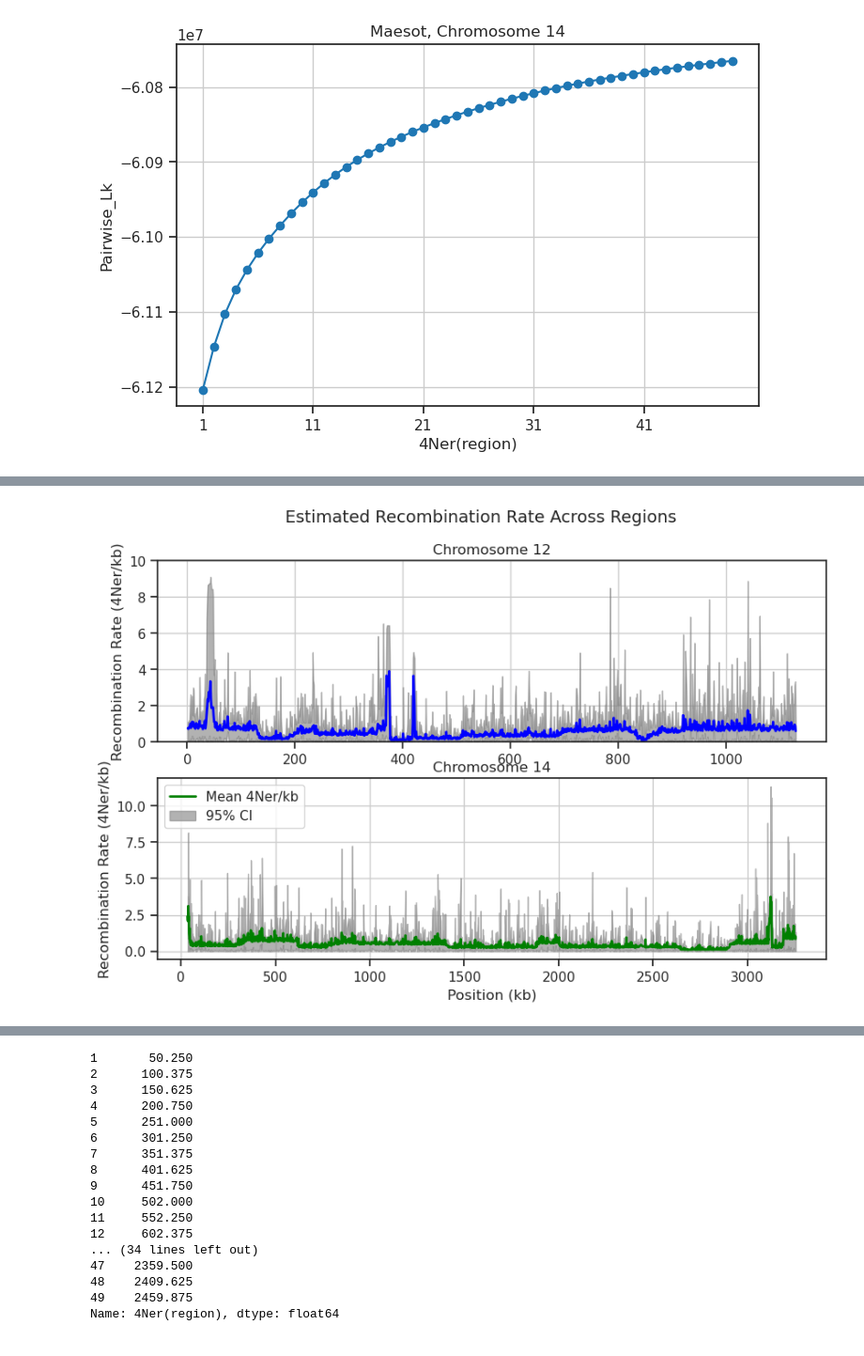
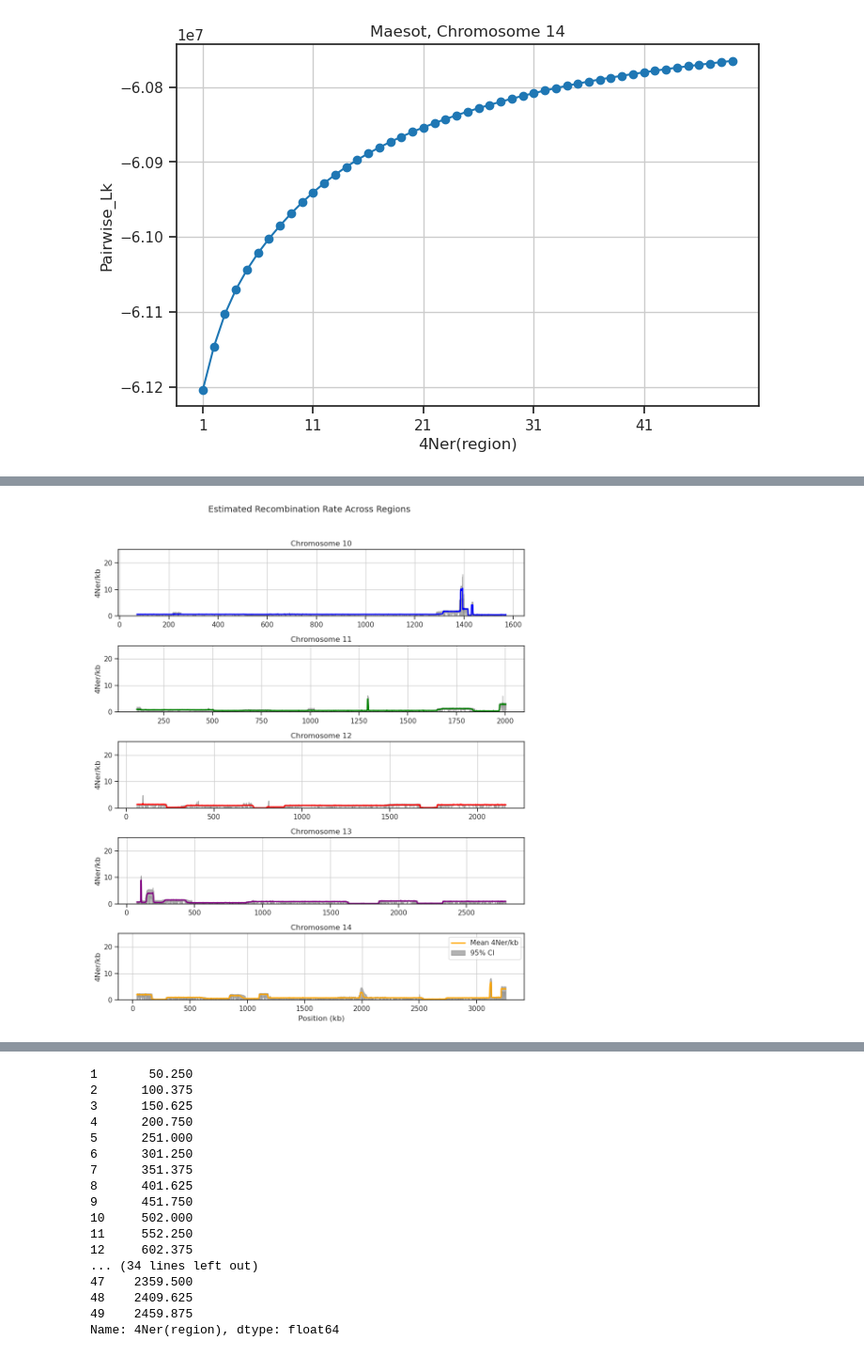
Before and after one commit to Uthara28/Plasmodium_PopGen, a Jupyter notebook: Final_analysis/2_LD_Hat/plot_results.ipynb, the cells around one changed output, grey strips where cells are left out. Shown at 94% size. Saved outputs shown, nothing was run; the diff lists cells and outputs as text; code cells hidden in the pictures.

Commit message:
add more LD hat results both populations

```diff
--- a/Final_analysis/2_LD_Hat/plot_results.ipynb
+++ b/Final_analysis/2_LD_Hat/plot_results.ipynb
@@ -199,5 +199,8 @@ plt.show()
 # %%
 
 # Step 1: Read the res.txt file
-res1 = pd.read_csv("/home/usriniva/Desktop/masters/plasmodium/Final_analysis/2_LD_Hat/LD_hat_results_womask/interval_chrom12_ms/res.txt", sep='\s+')
-res2 = pd.read_csv("/home/usriniva/Desktop/masters/plasmodium/Final_analysis/2_LD_Hat/LD_hat_results_womask/interval_chrom14ms/res.txt", sep='\s+')
+res1 = pd.read_csv("/home/usriniva/Desktop/masters/plasmodium/Final_analysis/2_LD_Hat/LD_hat_results_womask/interval_chrom10_ms/res.txt", sep='\s+')
+res2 = pd.read_csv("/home/usriniva/Desktop/masters/plasmodium/Final_analysis/2_LD_Hat/LD_hat_results_womask/interval_chrom11_ms/res.txt", sep='\s+')
+res3 = pd.read_csv("/home/usriniva/Desktop/masters/plasmodium/Final_analysis/2_LD_Hat/LD_hat_results_womask/interval_chrom12_ms/res.txt", sep='\s+')
+res4 = pd.read_csv("/home/usriniva/Desktop/masters/plasmodium/Final_analysis/2_LD_Hat/LD_hat_results_womask/interval_chrom13_ms/res.txt", sep='\s+')
+res5 = pd.read_csv("/home/usriniva/Desktop/masters/plasmodium/Final_analysis/2_LD_Hat/LD_hat_results_womask/interval_chrom14_ms/res.txt", sep='\s+')
@@ -223,33 +207,35 @@ res1
-# %%
-
-
-# Step 2: Plot Mean_rho with 95% credible interval
-fig, (ax1, ax2) = plt.subplots(2, figsize=(10, 6))
-
-# Plot for Chromosome 12
-ax1.plot(res1['Loci'], res1['Mean_rho'], label='Mean 4Ner/kb', color='blue', linewidth=2)
-ax1.fill_between(res1['Loci'], res1['L95'], res1['U95'], color='gray', alpha=0.6, label='95% CI')
-ax1.set_ylabel("Recombination Rate (4Ner/kb)")
-ax1.set_title("Chromosome 12")
-ax1.set_ylim(0,10)
-#ax1.legend()
-ax1.grid(True)
-
-# Plot for Chromosome 14
-ax2.plot(res2['Loci'], res2['Mean_rho'], label='Mean 4Ner/kb', color='green', linewidth=2)
-ax2.fill_between(res2['Loci'], res2['L95'], res2['U95'], color='gray', alpha=0.6, label='95% CI')
-ax2.set_xlabel("Position (kb)")
-ax2.set_ylabel("Recombination Rate (4Ner/kb)")
-ax2.set_title("Chromosome 14")
-ax2.grid(True)
-ax2.legend()
-
-
-# Overall title and layout
-fig.suptitle("Estimated Recombination Rate Across Regions", fontsize=14)
-#plt.tight_layout(rect=[0, 0, 1, 0.96])
-plt.show()
-# %% [output]
-[figure, removed]
+# %%
+# Remove the summary row (Loci == -1.000)
+res1 = res1[res1['Loci'] > 0]
+res2 = res2[res2['Loci'] > 0]
+res3 = res3[res3['Loci'] > 0]
+res4 = res4[res4['Loci'] > 0]
+res5 = res5[res5['Loci'] > 0]
+
+chrom_names = ["Chromosome 10", "Chromosome 11", "Chromosome 12",
+               "Chromosome 13", "Chromosome 14"]
+dfs = [res1, res2, res3, res4, res5]
+colors = ["blue", "green", "red", "purple", "orange"]
+
+fig, axes = plt.subplots(5, 1, figsize=(10, 12))
+
+for ax, df, name, color in zip(axes, dfs, chrom_names, colors):
+    ax.plot(df['Loci'], df['Mean_rho'], label='Mean 4Ner/kb',
+            color=color, linewidth=2)
+    ax.fill_between(df['Loci'], df['L95'], df['U95'],
+                    color='gray', alpha=0.6, label='95% CI')
+    ax.set_ylabel("4Ner/kb")
+    ax.set_title(name)
+    ax.set_ylim(0, 25)
+    ax.grid(True)
+
+axes[-1].set_xlabel("Position (kb)")
+axes[-1].legend()
+
+fig.suptitle("Estimated Recombination Rate Across Regions", fontsize=14)
+plt.tight_layout(rect=[0, 0, 1, 0.96])
+plt.show()
+# %% [output]
+[figure, added]
 # %%
 
```
Also changed, not shown: parts of 4 cells of this notebook, 4 other files.
